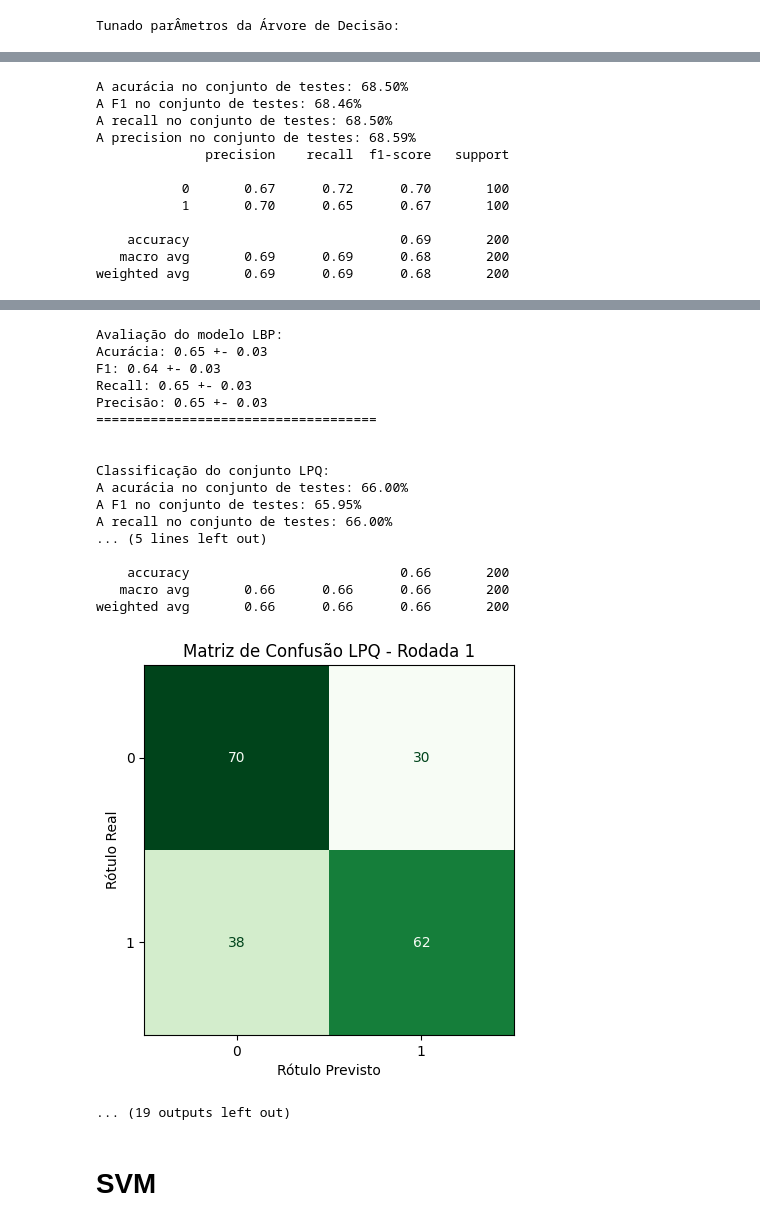
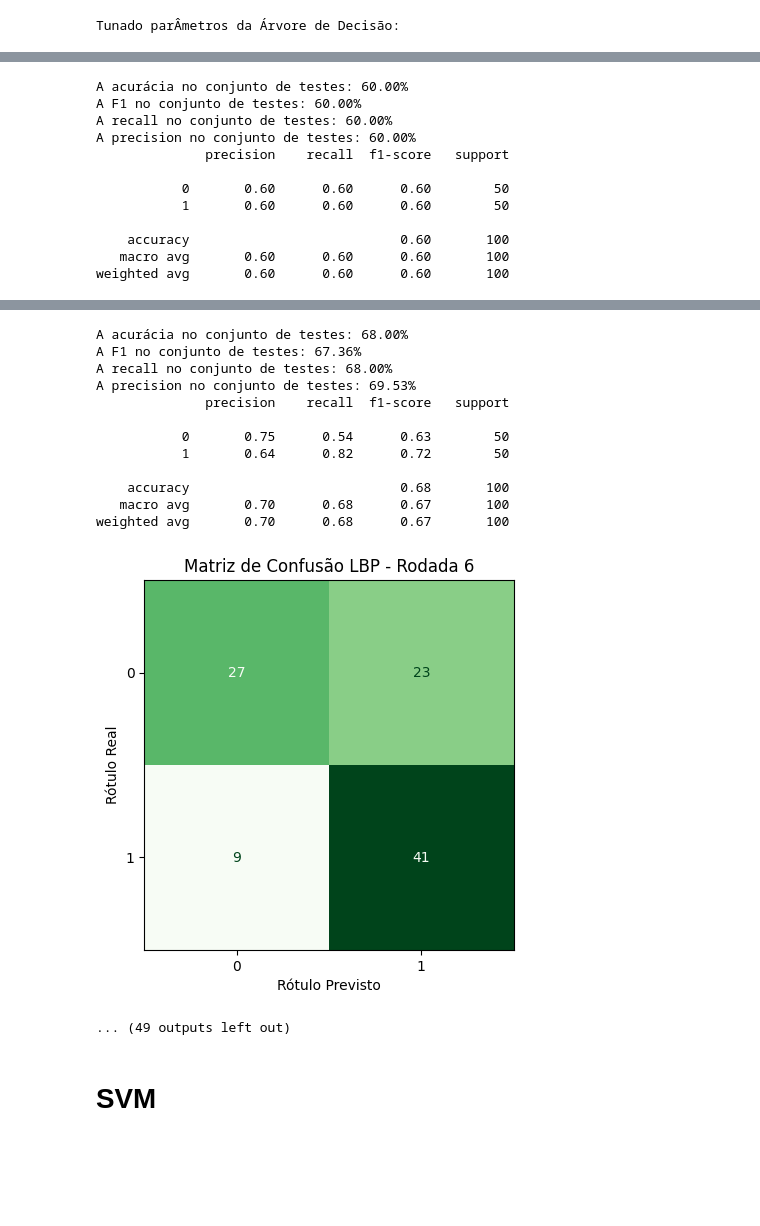
Before and after one commit to afmireski/BCC6003-trabalho-final, a Jupyter notebook: main.ipynb, the cells around one changed output, grey strips where cells are left out. Cells and saved outputs as stored; diff of their text form; code cells hidden in the pictures; blank space fills up the shorter version.

```diff
--- a/main.ipynb
+++ b/main.ipynb
@@ -611,7 +607,7 @@ Tunado parÂmetros da Árvore de Decisão:
 # Classificando o conjunto de testes
 
 def predict_dt(dt, X, y, title=""):
-    skf = StratifiedKFold(n_splits=5, shuffle=True, random_state=42)
+    skf = StratifiedKFold(n_splits=10, shuffle=True, random_state=42)
     metrics = ([], [], [], [])
     rodada = 1
     for train_index, test_index in skf.split(X, y):
@@ -704,13 +700,13 @@ weighted avg       0.63      0.62      0.62       200
 [figure]
-A acurácia no conjunto de testes: 68.50%
-A F1 no conjunto de testes: 68.46%
-A recall no conjunto de testes: 68.50%
-A precision no conjunto de testes: 68.59%
+A acurácia no conjunto de testes: 60.00%
+A F1 no conjunto de testes: 60.00%
+A recall no conjunto de testes: 60.00%
+A precision no conjunto de testes: 60.00%
               precision    recall  f1-score   support
 
-           0       0.67      0.72      0.70       100
-           1       0.70      0.65      0.67       100
+           0       0.60      0.60      0.60        50
+           1       0.60      0.60      0.60        50
 
-    accuracy                           0.69       200
-   macro avg       0.69      0.69      0.68       200
-weighted avg       0.69      0.69      0.68       200
+    accuracy                           0.60       100
+   macro avg       0.60      0.60      0.60       100
+weighted avg       0.60      0.60      0.60       100
@@ -718,22 +714,17 @@ weighted avg       0.69      0.69      0.68       200
-Avaliação do modelo LBP:
-Acurácia: 0.65 +- 0.03
-F1: 0.64 +- 0.03
-Recall: 0.65 +- 0.03
-Precisão: 0.65 +- 0.03
-====================================
+A acurácia no conjunto de testes: 68.00%
+A F1 no conjunto de testes: 67.36%
+A recall no conjunto de testes: 68.00%
+A precision no conjunto de testes: 69.53%
+              precision    recall  f1-score   support
 
+           0       0.75      0.54      0.63        50
+           1       0.64      0.82      0.72        50
 
-Classificação do conjunto LPQ:
-A acurácia no conjunto de testes: 66.00%
-A F1 no conjunto de testes: 65.95%
-A recall no conjunto de testes: 66.00%
-... (5 lines left out)
-
-    accuracy                           0.66       200
-   macro avg       0.66      0.66      0.66       200
-weighted avg       0.66      0.66      0.66       200
+    accuracy                           0.68       100
+   macro avg       0.70      0.68      0.67       100
+weighted avg       0.70      0.68      0.67       100
-[figure, old version]
+[figure, new version]
-... (19 outputs left out)
+... (49 outputs left out)
 # %% [markdown]
 # SVM
 # %%
```
Also changed, not shown: parts of 7 cells of this notebook, 1 other file.
